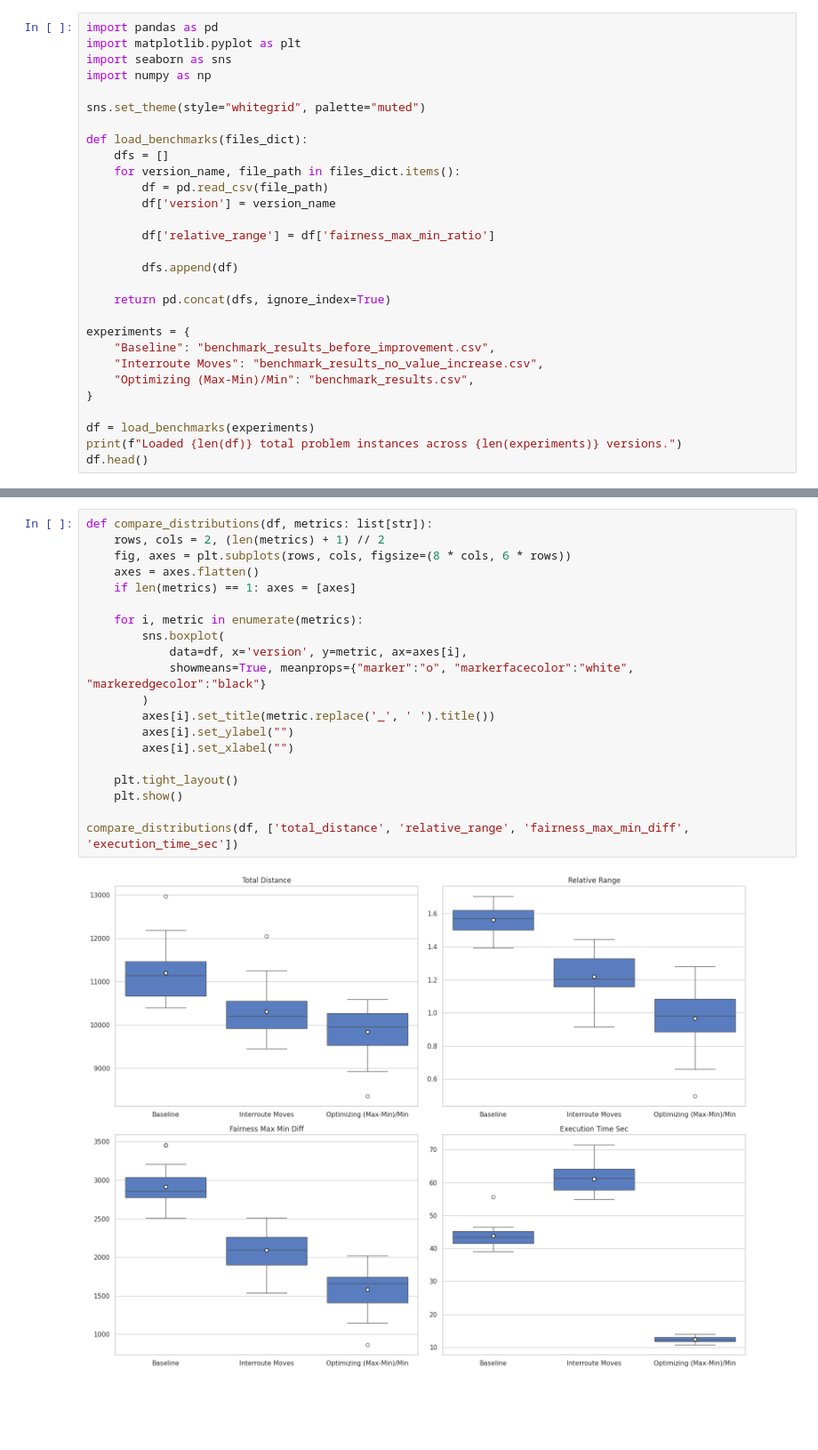
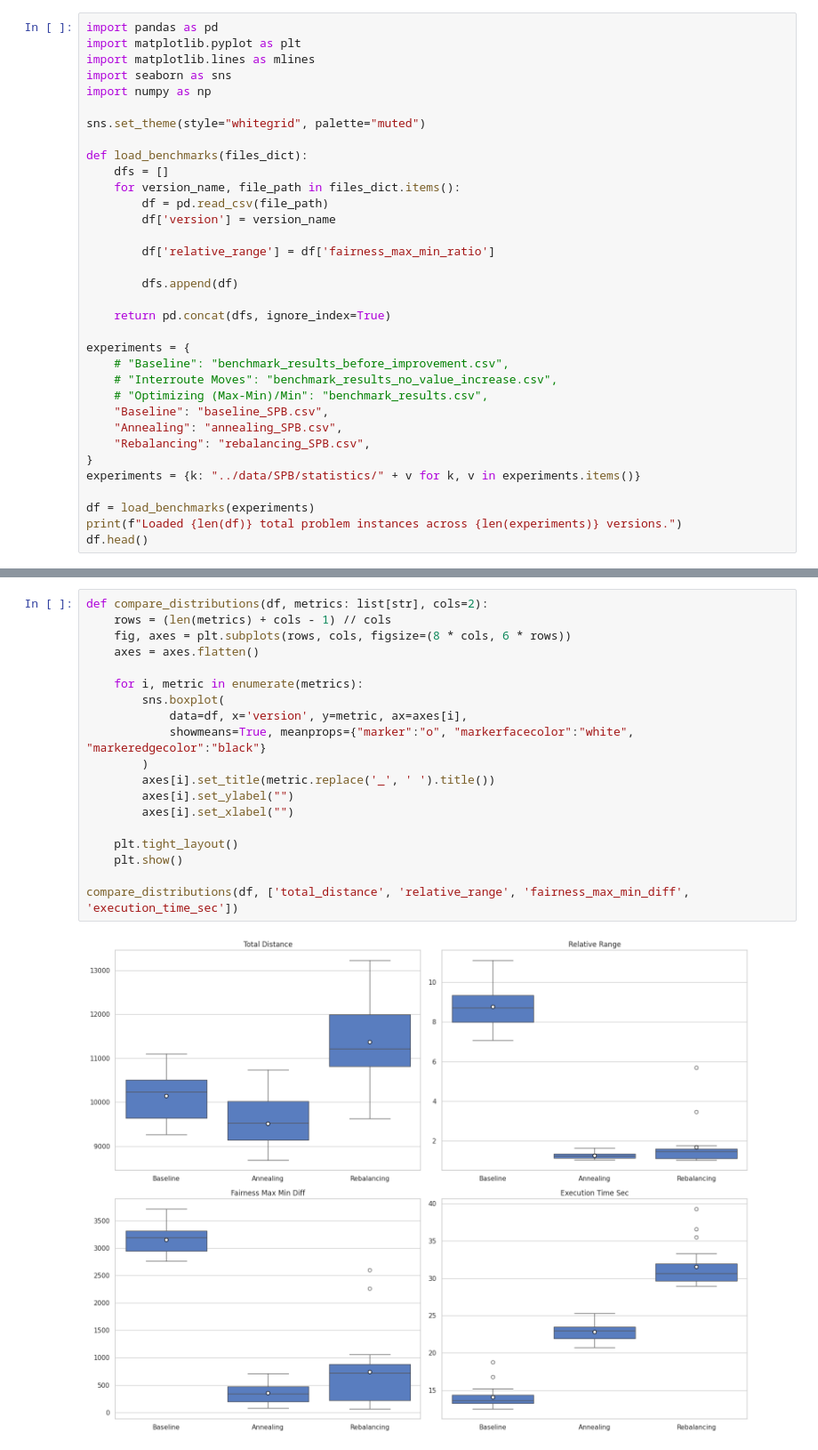
Before and after one commit to Stephic-Hardy/IH_VNS_TL_Fair_VRP, a Jupyter notebook: scripts/benchmark_visualizer.ipynb, the cells around one changed output, grey strips where cells are left out. Shown at 89% size. Drawn from its saved outputs; the diff is of its cells as text; blank space fills up the shorter version.

```diff
--- a/scripts/benchmark_visualizer.ipynb
+++ b/scripts/benchmark_visualizer.ipynb
@@ -1,6 +1,7 @@
 # %%
 import pandas as pd
 import matplotlib.pyplot as plt
+import matplotlib.lines as mlines
 import seaborn as sns
 import numpy as np
 
@@ -19,10 +20,14 @@ def load_benchmarks(files_dict):
     return pd.concat(dfs, ignore_index=True)
 
 experiments = {
-    "Baseline": "benchmark_results_before_improvement.csv",
-    "Interroute Moves": "benchmark_results_no_value_increase.csv",
-    "Optimizing (Max-Min)/Min": "benchmark_results.csv",
+    # "Baseline": "benchmark_results_before_improvement.csv",
+    # "Interroute Moves": "benchmark_results_no_value_increase.csv",
+    # "Optimizing (Max-Min)/Min": "benchmark_results.csv",
+    "Baseline": "baseline_SPB.csv",
+    "Annealing": "annealing_SPB.csv",
+    "Rebalancing": "rebalancing_SPB.csv",
 }
+experiments = {k: "../data/SPB/statistics/" + v for k, v in experiments.items()}
 
 df = load_benchmarks(experiments)
 print(f"Loaded {len(df)} total problem instances across {len(experiments)} versions.")
@@ -59,23 +64,22 @@ scatterplot(df, x_metric='total_distance', y_metric='relative_range')
 # %%
-def compare_distributions(df, metrics: list[str]):
-    rows, cols = 2, (len(metrics) + 1) // 2
+def compare_distributions(df, metrics: list[str], cols=2):
+    rows = (len(metrics) + cols - 1) // cols
     fig, axes = plt.subplots(rows, cols, figsize=(8 * cols, 6 * rows))
     axes = axes.flatten()
-    if len(metrics) == 1: axes = [axes]
 
     for i, metric in enumerate(metrics):
         sns.boxplot(
             data=df, x='version', y=metric, ax=axes[i],
             showmeans=True, meanprops={"marker":"o", "markerfacecolor":"white", "markeredgecolor":"black"}
         )
         axes[i].set_title(metric.replace('_', ' ').title())
         axes[i].set_ylabel("")
         axes[i].set_xlabel("")
 
     plt.tight_layout()
     plt.show()
 
 compare_distributions(df, ['total_distance', 'relative_range', 'fairness_max_min_diff', 'execution_time_sec'])
 # %% [output]
-[figure, old version]
+[figure, new version]
 # %%
```
Also changed, not shown: parts of 3 cells of this notebook, 4 other files.
